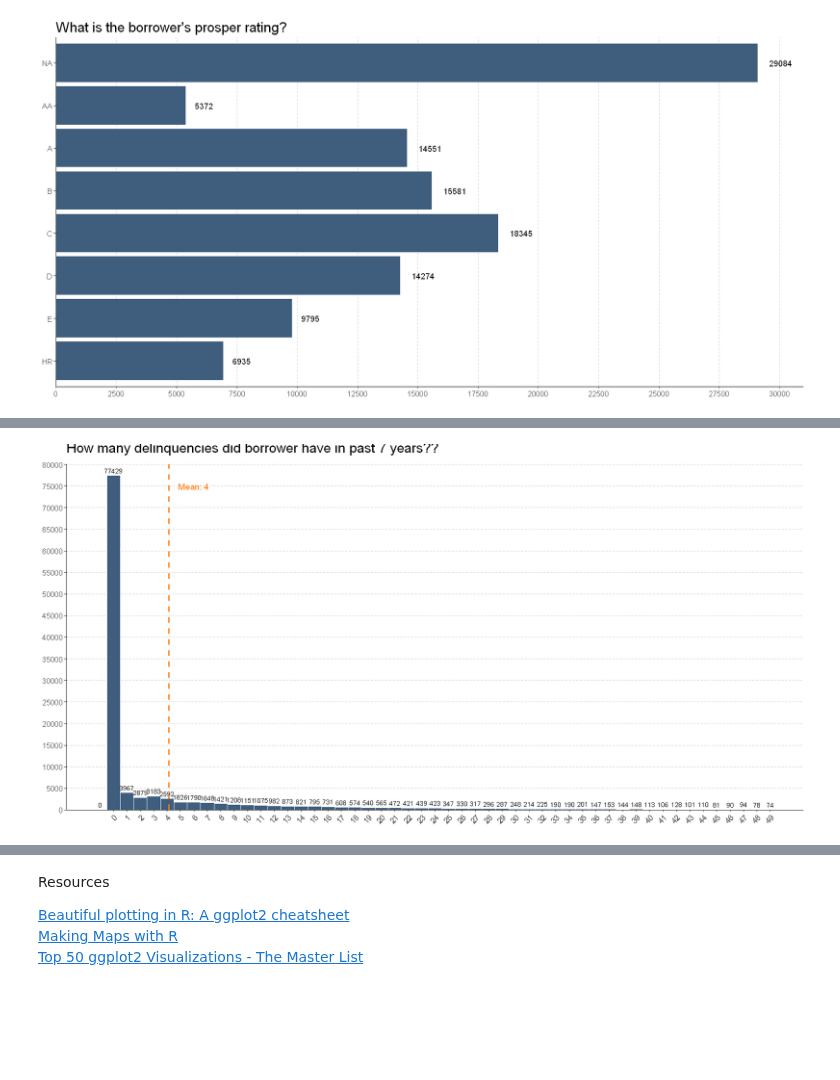
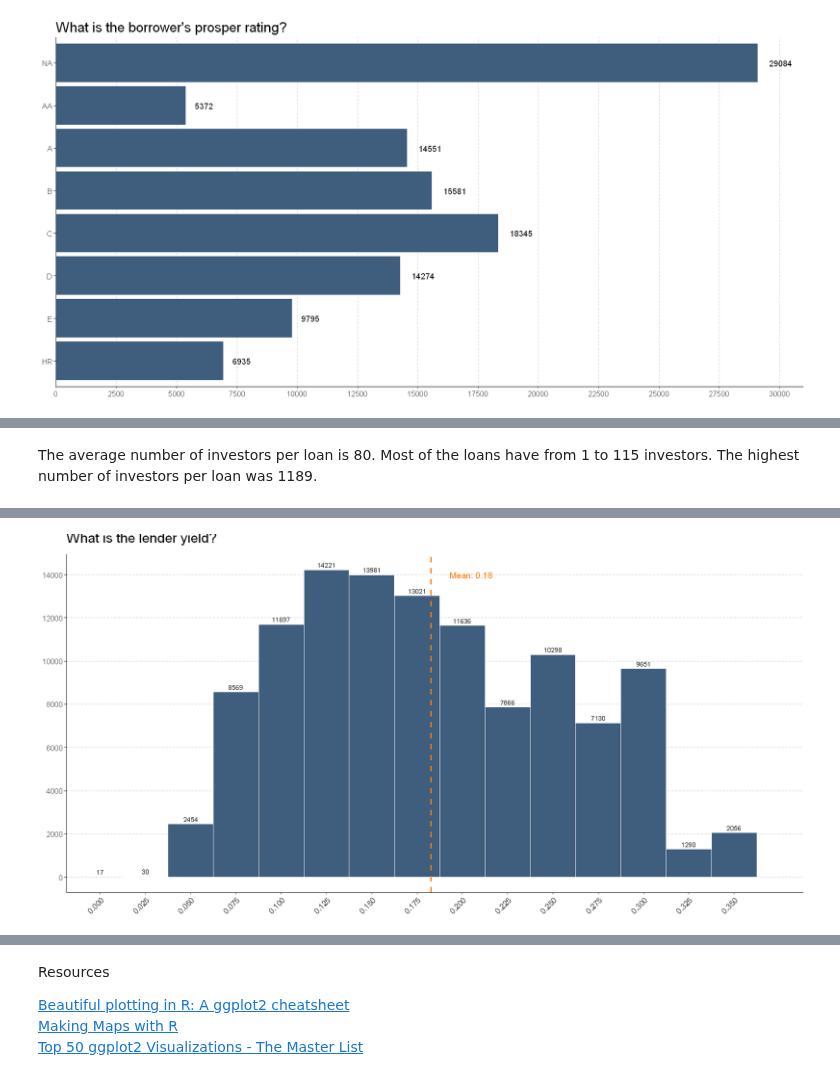
Before and after one commit to BarbaraStempien/DA--Loan-Data-from-Prosper, a Jupyter notebook: analysis.ipynb, the cells around one changed output, grey strips where cells are left out. Drawn from its saved outputs; the diff is of its cells as text; code cells hidden in the pictures; blank space fills up the shorter version.

Commit message:
feat: Add Univariate Analysis Plots

```diff
--- a/analysis.ipynb
+++ b/analysis.ipynb
@@ -49,8 +69,7 @@ head(loan_dataset)
 ## Data Wrangling
 # %%
 # subset the dataframe to the following columns
-subset <- c("ListingKey",
-            "LoanStatus",
+subset <- c("LoanStatus",
             "ListingCreationDate",
             "ClosedDate",
             "ListingCategory..numeric.",
@@ -62,13 +81,10 @@ subset <- c("ListingKey",
             "IsBorrowerHomeowner",
             "Occupation",
             "EmploymentStatus",
-            "EmploymentStatusDuration",
             "StatedMonthlyIncome",
             "DebtToIncomeRatio",
             "ProsperRating..Alpha.",
             "ProsperScore",
-            "CreditScoreRangeLower",
-            "CreditScoreRangeUpper",
             "OpenCreditLines",
             "TotalCreditLinespast7years",
             "OpenRevolvingAccounts",
@@ -79,11 +95,8 @@ subset <- c("ListingKey",
             "PublicRecordsLast10Years",
             "RevolvingCreditBalance",
             "BankcardUtilization",
-            "TotalProsperLoans",
-            "ProsperPrincipalBorrowed",
-            "ProsperPrincipalOutstanding",
-            "ProsperPaymentsLessThanOneMonthLate",
-            "ProsperPaymentsOneMonthPlusLate"
+            "LenderYield",
+            "Investors"
            )
 # %%
 # subset dataframe
@@ -289,7 +302,7 @@ df$ListingCategory <- factor(df$ListingCategory..numeric., labels=c('Not Availab
                                                                     'Wedding Loans'))
 
 # move ListingCategory column next to the ListingCategory..numeric.
-df <- df[c(1:5,36,6:35)]
+df <- df[c(1:4,29,5:28)]
 
 cat("\nNew column: \n\n")
 str(df$ListingCategory)
@@ -866,21 +1058,23 @@ ggplot(prosper_rating, aes(x = rating, y = count)) +
+# %% [markdown]
+The average number of investors per loan is 80. Most of the loans have from 1 to 115 investors. The highest number of investors per loan was 1189.
 # %%
-# Delinquencies
-limit <- quantile(df$DelinquenciesLast7Years, 0.99)
+# Lender Yield
+summary(df$LenderYield)
 
-ggplot(data = df, aes(x = DelinquenciesLast7Years)) +
-  geom_histogram(binwidth = 1, color = "#ffffff", fill = "#3F5D7D") +
-  stat_bin(binwidth = 1, aes(y=..count.., label=..count..,), geom="text", vjust=-.5, size=3) +
-  scale_x_continuous(limits = c(-1, limit), breaks = seq(0, limit, 1)) +
-  scale_y_continuous(limits = c(0,80000), breaks = seq(0, 80000, 5000), expand = c(0,0)) +
-  labs(title = "How many delinquencies did borrower have in past 7 years??") +
+ggplot(aes(x = LenderYield), data = df) +
+  geom_histogram(binwidth = 0.025, color = "#ffffff", fill = "#3F5D7D") +
+  stat_bin(binwidth = 0.025, aes(y=..count.., label=..count..,), geom="text", vjust=-.5, size=3) +
+  scale_x_continuous(limits=c(0,0.37),breaks = seq(0, 0.35, 0.025)) +
+  scale_y_continuous(breaks = seq(0, 14000, 2000)) +
+  labs(title="What is the lender yield?") +
   theme(plot.title = element_text(size = 18, vjust = 5),
         axis.title.x = element_blank(),
         axis.title.y = element_blank(),
         axis.text.y = element_text(size=10),
         axis.text.x = element_text(angle = 45, hjust = 1, size=10),
         panel.grid.major.y = element_line(color="#d3d3d3", linetype = "dashed", size=0.5)) +
-  geom_vline(aes(xintercept = mean(DelinquenciesLast7Years)),
+  geom_vline(aes(xintercept = mean(LenderYield)),
             color = "#ff7f0e", linetype = "dashed", size = 1) +
-  annotate("text", x = 6, y = 75000,
-           label = paste("Mean:", round(mean(df$DelinquenciesLast7Years))), size = 4, color = "#ff7f0e")
+  annotate("text", x = 0.205, y = 14000,
+           label = paste("Mean:", round(mean(df$LenderYield),2)), size = 4, color = "#ff7f0e")
 # %% [output]
@@ -891 +1088 @@ Warning message:
-[figure, old version]
+[figure, new version]
```
Also changed, not shown: parts of 46 cells of this notebook, 1 other file.
